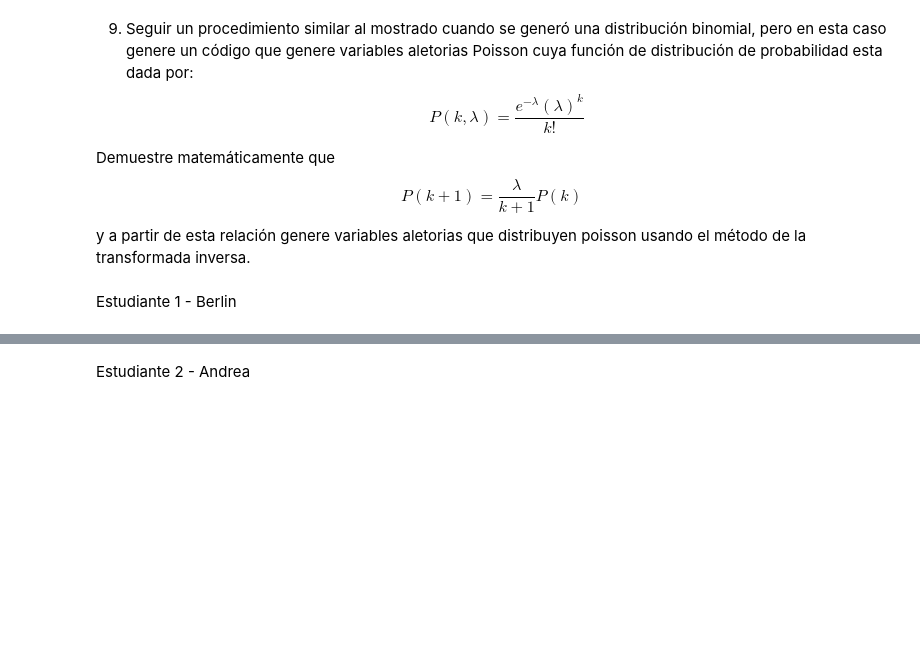
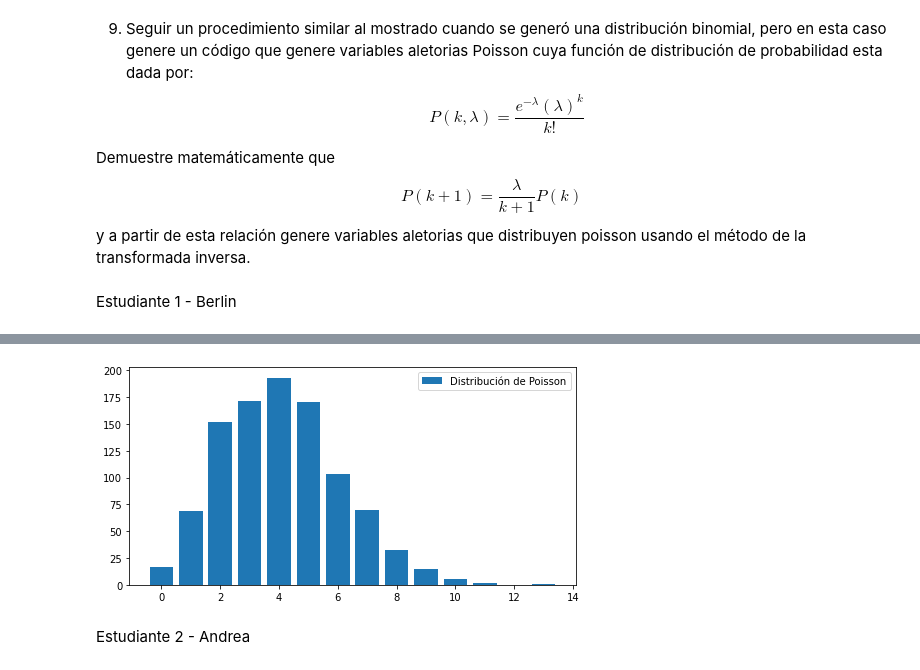
Before and after one commit to afloresfdz/ProyectoConjunto_BIPreciado_AFlores, a Jupyter notebook: T6_BIPreciado_AFlores.ipynb, the cells around one changed output, grey strips where cells are left out. Cells and saved outputs as stored; diff of their text form; code cells hidden in the pictures; blank space fills up the shorter version.

```diff
--- a/T6_BIPreciado_AFlores.ipynb
+++ b/T6_BIPreciado_AFlores.ipynb
@@ -428,3 +438,38 @@ Estudiante 1 - Berlin
+# %%
+###Se crea una función que genera la función de distribución de Poisson acumulada
+def dist_acum_poisson(lam:"Parámetro lamda",n:"Término n"):
+    "Está función genera la distribución de Poisson Acumulada"
+    vector = np.zeros(n) ###Se incia un vector de ceros hasta el término n
+    vector[0] = (np.exp(-lam)) ###Se llena la primera posición del vector con el término calculado
+    def llenar_vector(i):
+        nonlocal vector
+        vector[i+1] = (lam*vector[i])/(i+1) ###Fórmula iterativa para llenar el vector
+    [llenar_vector(i) for i in range(n-1)] ###Comprensión delistas con la que se llena el vector
+    return vector.cumsum() ###Se retorna de manera acumulada
+# %%
+### Fuunción para generar una distribución discreta
+def Gen_distr_discreta(p_acum: 'P.Acumulada de la distribución a generar',
+                       N: 'cantidad de números aleatorios a generar'):
+
+    U =np.random.rand(N)
+    v = [sum([1 for p in p_acum if p < ui ])  for ui in U]
+    return v
+### Función para plotear el histograma de la función de distribución
+def plot_histogram_discrete(distribucion:'distribución a graficar histograma',
+                            label:'label del legend'):
+    plt.figure(figsize=[8,4])
+    y,x = np.histogram(distribucion,bins = len(set(distribucion)))
+    plt.bar(list(set(distribucion)),y,label=label)
+    plt.legend()
+    plt.show()
+
+n,lam= 1000,4 ###Se definen los parámetros n y lambda
+p_acum = dist_acum_poisson(lam,n) ###Se guardan en una variable la distribución de poisson
+N=1000 ###El número de valores aleatorios a generar en la distribución discreta
+distribucion = Gen_distr_discreta(p_acum,N) ###Se guarda la distribución discreta generada
+plot_histogram_discrete(distribucion,"Distribución de Poisson") ###Se plotea el histograma
+# %% [output]
+[figure, added]
 # %% [markdown]
 Estudiante 2 - Andrea
 # %% [markdown]
```
Also changed, not shown: parts of 3 cells of this notebook, 1 other file.
